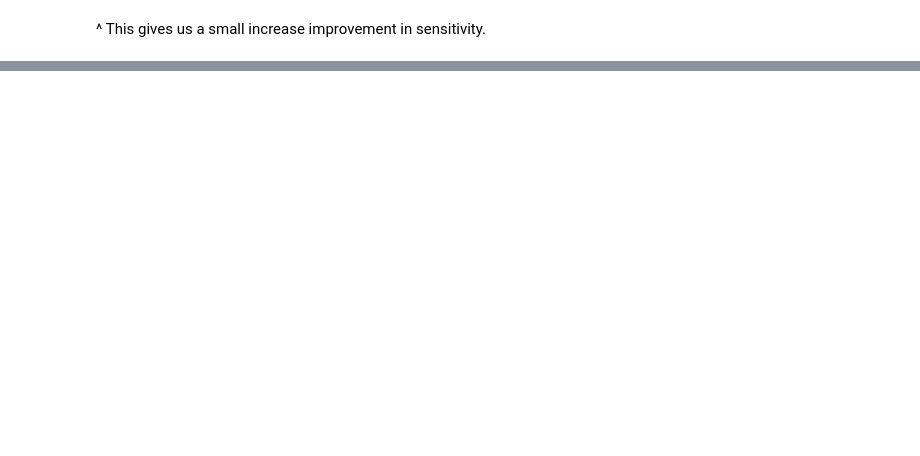
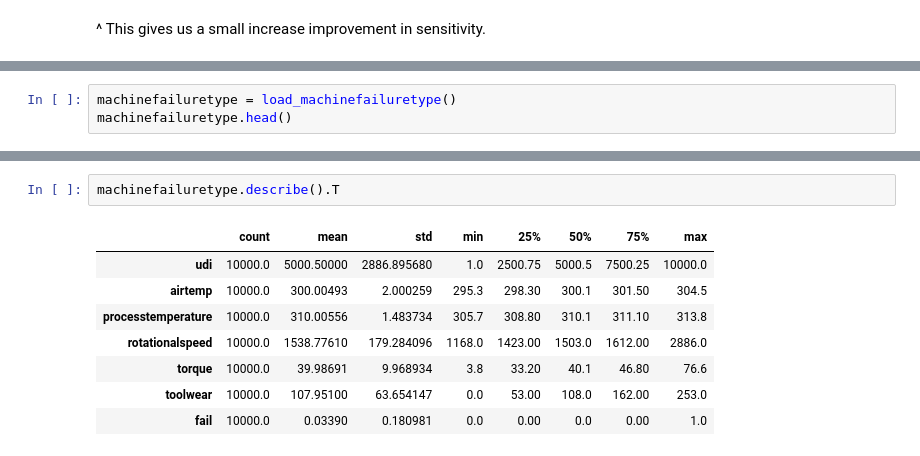
Before and after one commit to alextanhongpin/data-cleaning-and-exploration-with-machine-learning, a Jupyter notebook: 10_logistic_regression.ipynb, the cells around one changed output, grey strips where cells are left out. Cells and saved outputs as stored; diff of their text form; blank space fills up the shorter version.

```diff
--- a/10_logistic_regression.ipynb
+++ b/10_logistic_regression.ipynb
@@ -610,0 +837,3 @@ print(skmet.recall_score(y_test, y_pred2))
+# %%
+machinefailuretype = load_machinefailuretype()
+machinefailuretype.head()
@@ -610,0 +847,11 @@ print(skmet.recall_score(y_test, y_pred2))
+# %%
+machinefailuretype.describe().T
+# %% [output]
+|  | count | mean | std | min | 25% | 50% | 75% | max |
+| udi | 10000.0 | 5000.50000 | 2886.895680 | 1.0 | 2500.75 | 5000.5 | 7500.25 | 10000.0 |
+| airtemp | 10000.0 | 300.00493 | 2.000259 | 295.3 | 298.30 | 300.1 | 301.50 | 304.5 |
+| processtemperature | 10000.0 | 310.00556 | 1.483734 | 305.7 | 308.80 | 310.1 | 311.10 | 313.8 |
+| rotationalspeed | 10000.0 | 1538.77610 | 179.284096 | 1168.0 | 1423.00 | 1503.0 | 1612.00 | 2886.0 |
+| torque | 10000.0 | 39.98691 | 9.968934 | 3.8 | 33.20 | 40.1 | 46.80 | 76.6 |
+| toolwear | 10000.0 | 107.95100 | 63.654147 | 0.0 | 53.00 | 108.0 | 162.00 | 253.0 |
+| fail | 10000.0 | 0.03390 | 0.180981 | 0.0 | 0.00 | 0.0 | 0.00 | 1.0 |
```
Also changed, not shown: parts of 58 cells of this notebook, 2 other files.
